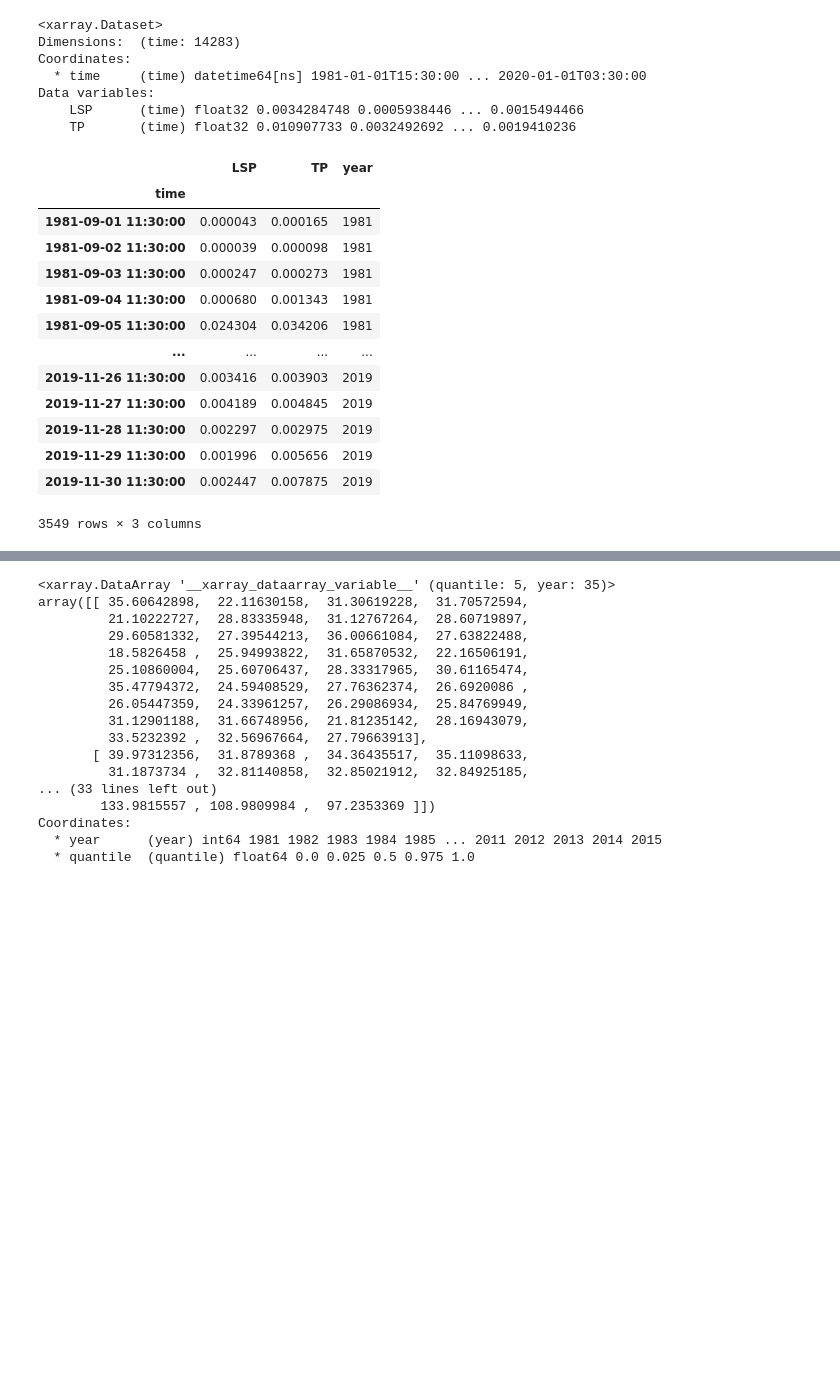
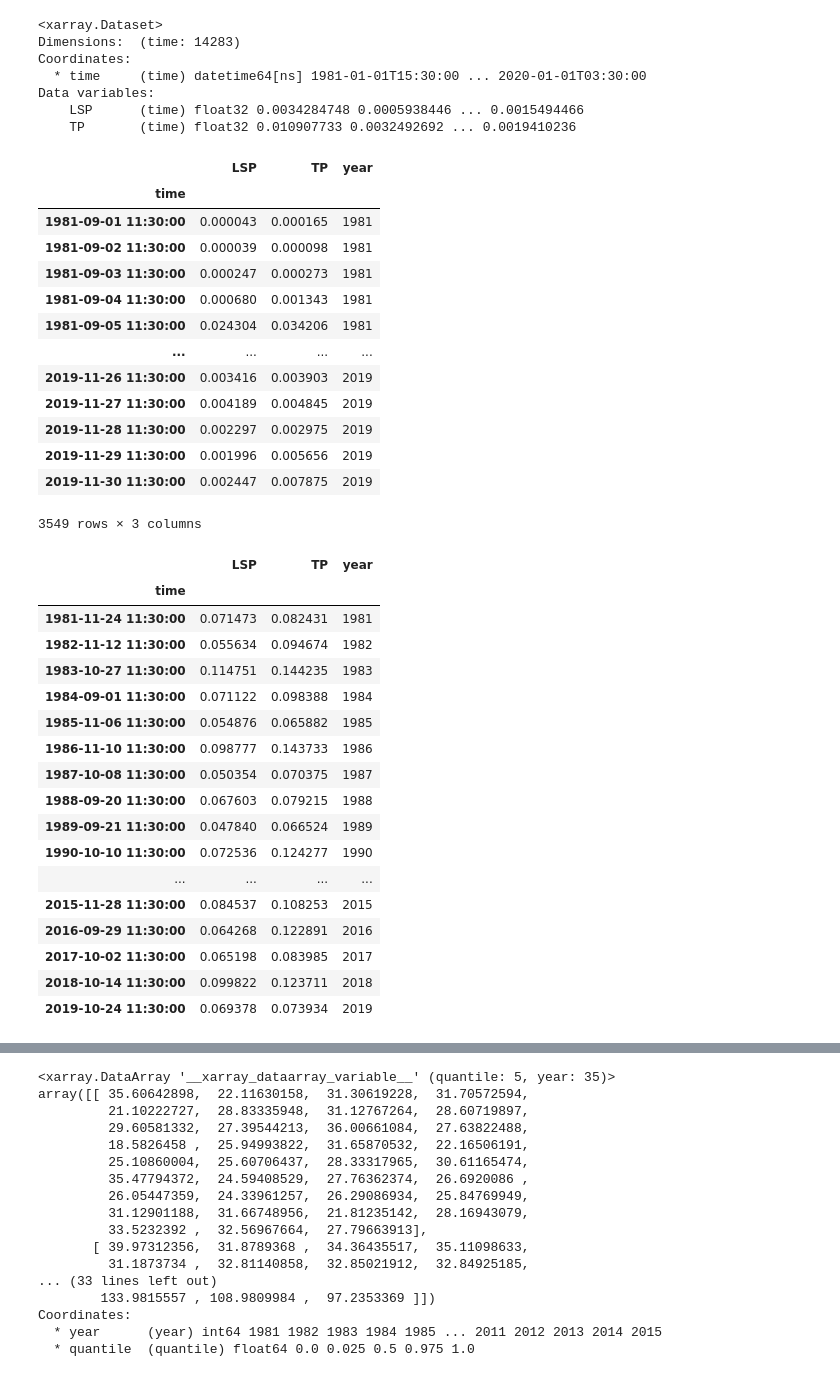
Before and after one commit to timokelder/UNSEEN-trends, a Jupyter notebook: Mining/ERA_EOBS_extraction.ipynb, the cells around one changed output, grey strips where cells are left out. Saved outputs shown, nothing was run; the diff lists cells and outputs as text; code cells hidden in the pictures; blank space fills up the shorter version.

```diff
--- a/Mining/ERA_EOBS_extraction.ipynb
+++ b/Mining/ERA_EOBS_extraction.ipynb
@@ -154,28 +154,46 @@ Data variables:
 # %%
 ERA5_df = ERA5_masked.rolling(time = time_event).sum().sel(time = ERA5_masked['time.season'] == 'SON').to_dataframe()
 ERA5_df['year'] = ERA5_df.index.year
 ERA5_df
 
 idx = ERA5_df.groupby('year')['LSP'].transform(max) == ERA5_df['LSP']
-ERA5_df[idx].to_csv('Data/ERA5_Malte.csv')
-
+ERA5_df = ERA5_df[idx]
+ERA5_df
 # = ERA5_masked.assign_coords({'time_': ERA5_masked['time']})
 # ERA5_masked
 # %% [output]
 |  | LSP | TP | year |
 | time |  |  |  |
 | 1981-09-01 11:30:00 | 0.000043 | 0.000165 | 1981 |
 | 1981-09-02 11:30:00 | 0.000039 | 0.000098 | 1981 |
 | 1981-09-03 11:30:00 | 0.000247 | 0.000273 | 1981 |
 | 1981-09-04 11:30:00 | 0.000680 | 0.001343 | 1981 |
 | 1981-09-05 11:30:00 | 0.024304 | 0.034206 | 1981 |
 | ... | ... | ... | ... |
 | 2019-11-26 11:30:00 | 0.003416 | 0.003903 | 2019 |
 | 2019-11-27 11:30:00 | 0.004189 | 0.004845 | 2019 |
 | 2019-11-28 11:30:00 | 0.002297 | 0.002975 | 2019 |
 | 2019-11-29 11:30:00 | 0.001996 | 0.005656 | 2019 |
 | 2019-11-30 11:30:00 | 0.002447 | 0.007875 | 2019 |
 3549 rows × 3 columns
+|  | LSP | TP | year |
+| time |  |  |  |
+| 1981-11-24 11:30:00 | 0.071473 | 0.082431 | 1981 |
+| 1982-11-12 11:30:00 | 0.055634 | 0.094674 | 1982 |
+| 1983-10-27 11:30:00 | 0.114751 | 0.144235 | 1983 |
+| 1984-09-01 11:30:00 | 0.071122 | 0.098388 | 1984 |
+| 1985-11-06 11:30:00 | 0.054876 | 0.065882 | 1985 |
+| 1986-11-10 11:30:00 | 0.098777 | 0.143733 | 1986 |
+| 1987-10-08 11:30:00 | 0.050354 | 0.070375 | 1987 |
+| 1988-09-20 11:30:00 | 0.067603 | 0.079215 | 1988 |
+| 1989-09-21 11:30:00 | 0.047840 | 0.066524 | 1989 |
+| 1990-10-10 11:30:00 | 0.072536 | 0.124277 | 1990 |
+| ... | ... | ... | ... |
+| 2015-11-28 11:30:00 | 0.084537 | 0.108253 | 2015 |
+| 2016-09-29 11:30:00 | 0.064268 | 0.122891 | 2016 |
+| 2017-10-02 11:30:00 | 0.065198 | 0.083985 | 2017 |
+| 2018-10-14 11:30:00 | 0.099822 | 0.123711 | 2018 |
+| 2019-10-24 11:30:00 | 0.069378 | 0.073934 | 2019 |
 # %%
 ERA5_masked_extremes = (ERA5_masked
                         .rolling(time = time_event).sum()
```
Also changed, not shown: parts of 1 cell of this notebook, 1 other file.
